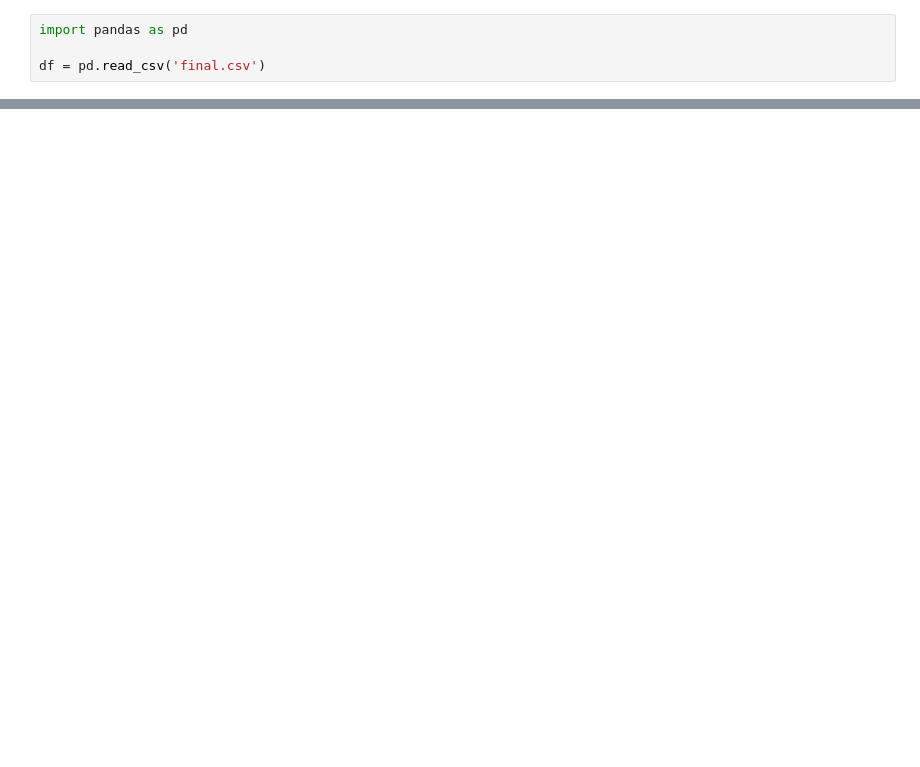
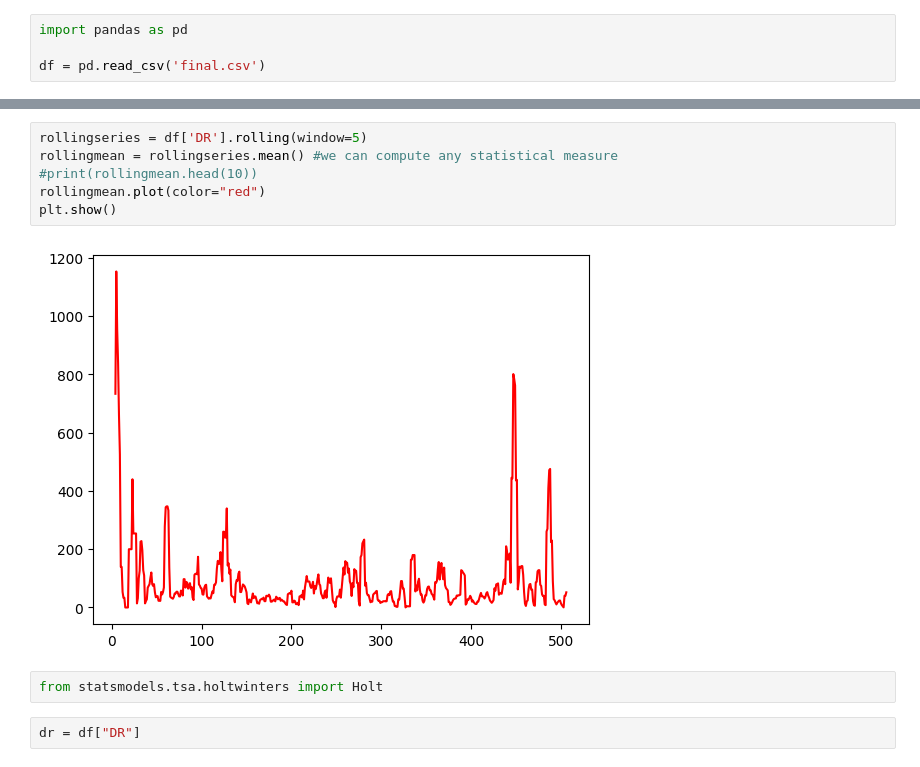
Before and after one commit to dhanraj-09/Expense-manager, a Jupyter notebook: ML/forecasting.ipynb, the cells around one changed output, grey strips where cells are left out. Cells and saved outputs as stored; diff of their text form; blank space fills up the shorter version.

```diff
--- a/ML/forecasting.ipynb
+++ b/ML/forecasting.ipynb
@@ -11,0 +15,12 @@ plt.show()
+# %%
+rollingseries = df['DR'].rolling(window=5)
+rollingmean = rollingseries.mean() #we can compute any statistical measure
+#print(rollingmean.head(10))
+rollingmean.plot(color="red")
+plt.show()
+# %% [output]
+[figure, added]
+# %%
+from statsmodels.tsa.holtwinters import Holt
+# %%
+dr = df["DR"]
```
Also changed, not shown: parts of 38 cells of this notebook, 1 other file.
